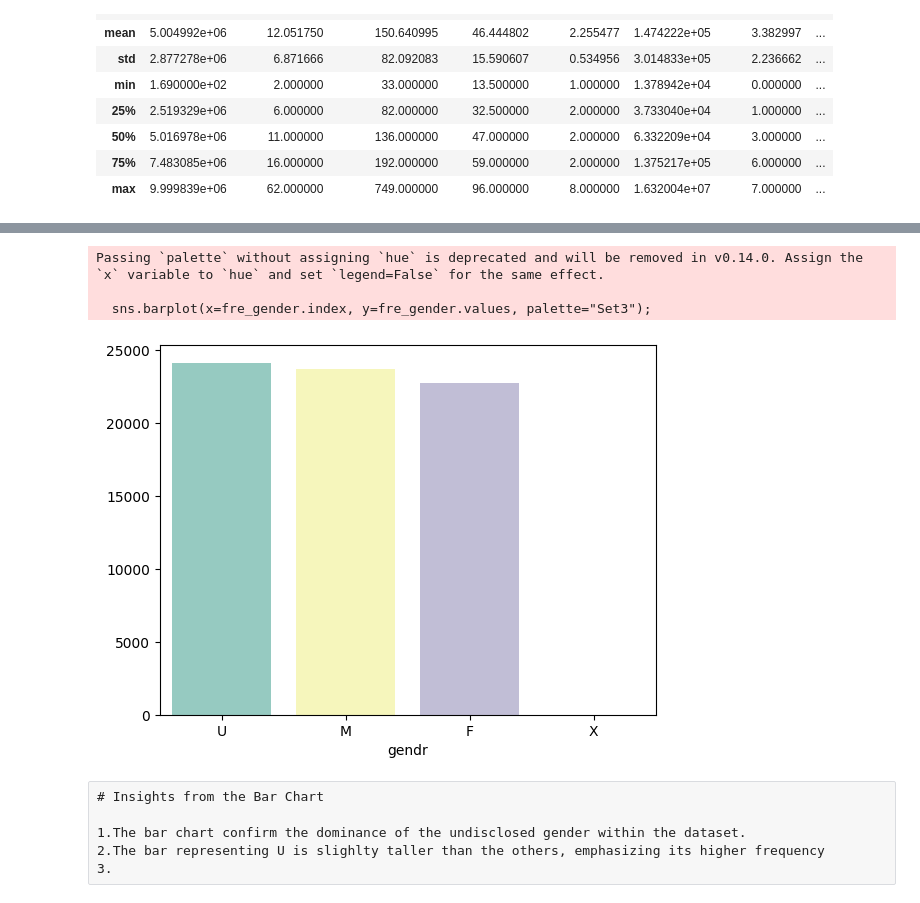
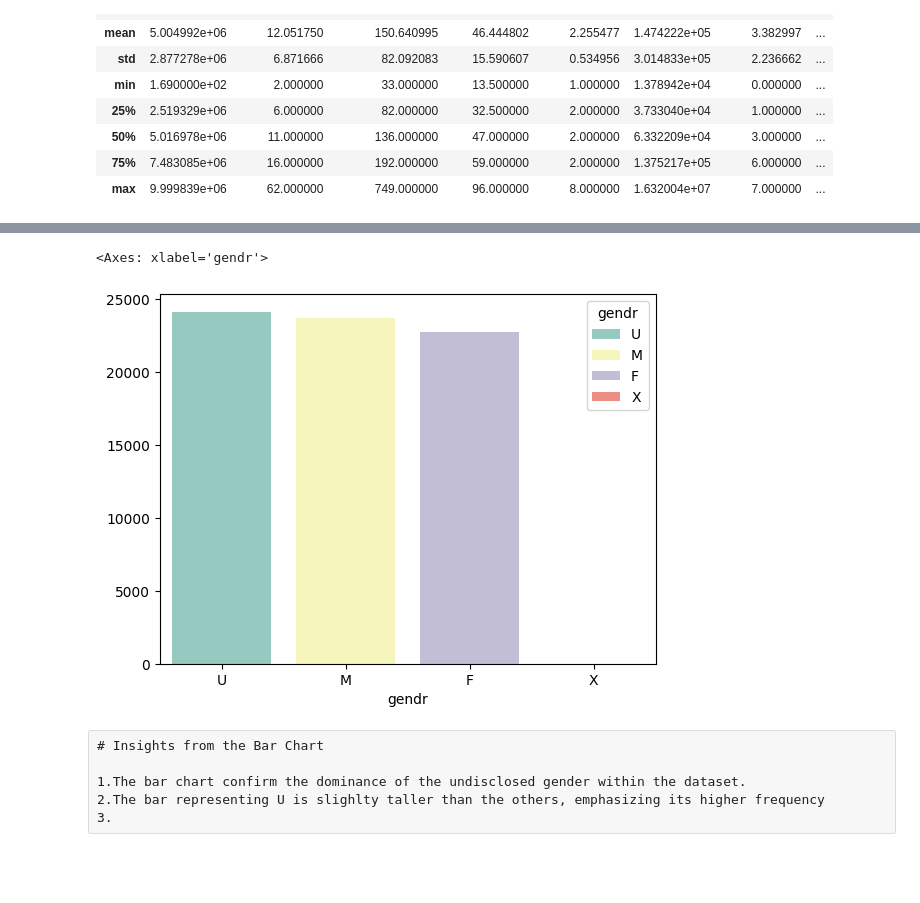
Before and after one commit to Jedinho21/vanguard-ab-test, a Jupyter notebook: Notebooks/TWEEDE NOTEBOOK VOOR PROJECT_2.ipynb, the cells around one changed output, grey strips where cells are left out. Drawn from its saved outputs; the diff is of its cells as text; code cells hidden in the pictures; blank space fills up the shorter version.

```diff
--- a/Notebooks/TWEEDE NOTEBOOK VOOR PROJECT_2.ipynb
+++ b/Notebooks/TWEEDE NOTEBOOK VOOR PROJECT_2.ipynb
@@ -170,11 +370,9 @@ my_table
 # %%
 # Plotting a bar chart using the values from the frequency table, with colors sourced from the "Set3" palette
-sns.barplot(x=fre_gender.index, y=fre_gender.values, palette="Set3");
+sns.barplot(x=fre_gender.index, y=fre_gender.values, hue=fre_gender.index, palette="Set3", legend=True)
 # %% [output]
-Passing `palette` without assigning `hue` is deprecated and will be removed in v0.14.0. Assign the `x` variable to `hue` and set `legend=False` for the same effect.
-
-  sns.barplot(x=fre_gender.index, y=fre_gender.values, palette="Set3");
+<Axes: xlabel='gendr'>
-[figure, old version]
+[figure, new version]
 # %% [raw]
 # Insights from the Bar Chart
 
```
Also changed, not shown: parts of 40 cells of this notebook.
